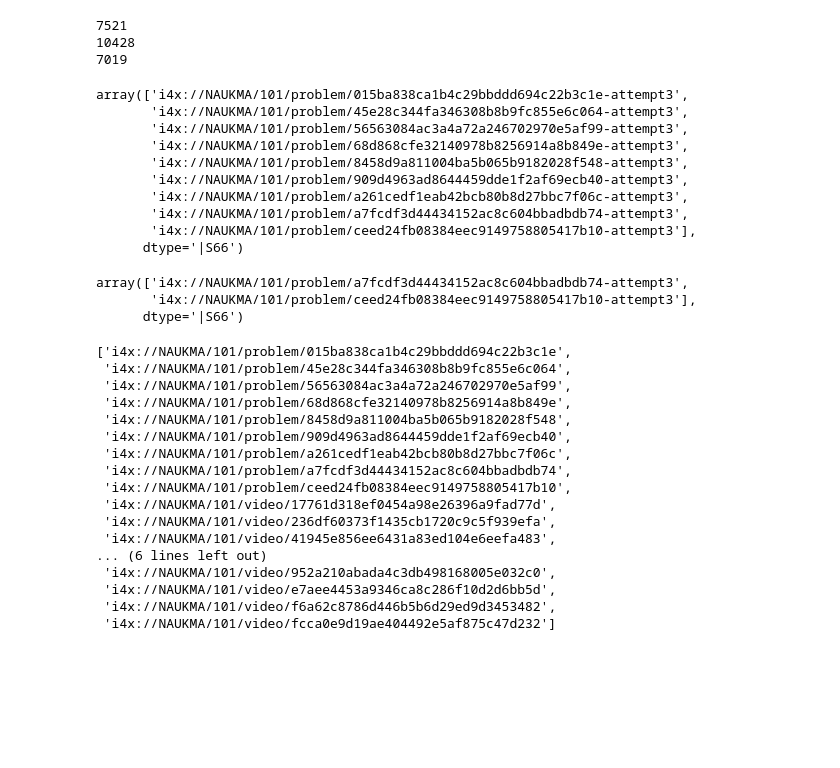
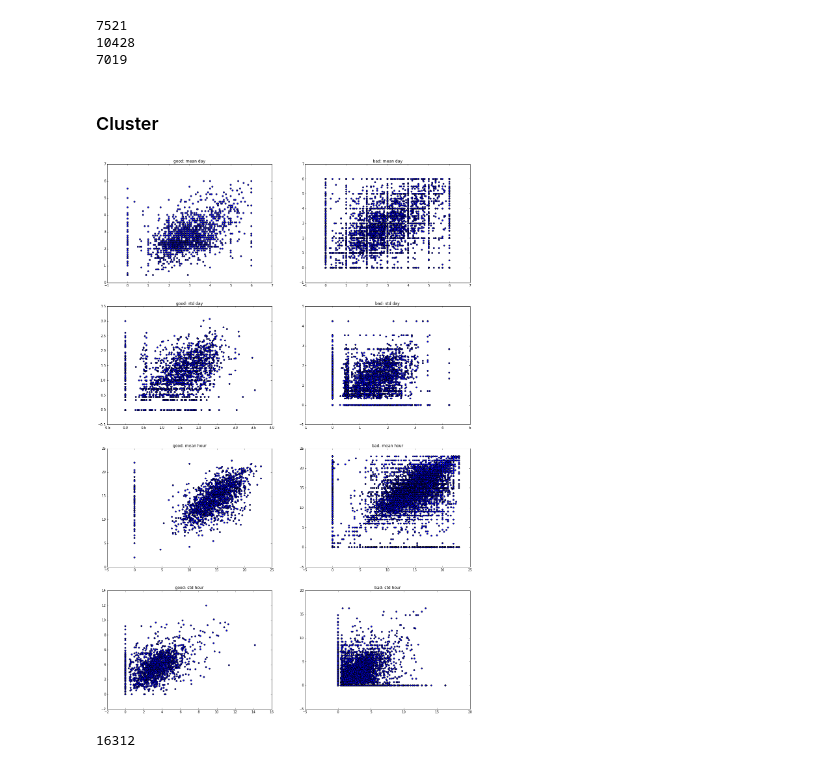
Before and after one commit to brainiacOnly/PrometheusAnalyst, a Jupyter notebook: PatternDiscovery.ipynb, the cells around one changed output. Saved outputs shown, nothing was run; the diff lists cells and outputs as text; code cells hidden in the pictures; blank space fills up the shorter version.

```diff
--- a/PatternDiscovery.ipynb
+++ b/PatternDiscovery.ipynb
@@ -207,44 +297,31 @@ print len(u_features.join(dh_features).dropna(subset=['video_day_mean']))
 7521
 10428
 7019
-# %%
-c = np.array(data.columns.tolist())
-msk=np.array(map(lambda x: 'attempt3' in x, c))
-c[msk]
-# %% [output]
-array(['i4x://NAUKMA/101/problem/015ba838ca1b4c29bbddd694c22b3c1e-attempt3',
-       'i4x://NAUKMA/101/problem/45e28c344fa346308b8b9fc855e6c064-attempt3',
-       'i4x://NAUKMA/101/problem/56563084ac3a4a72a246702970e5af99-attempt3',
-       'i4x://NAUKMA/101/problem/68d868cfe32140978b8256914a8b849e-attempt3',
-       'i4x://NAUKMA/101/problem/8458d9a811004ba5b065b9182028f548-attempt3',
-       'i4x://NAUKMA/101/problem/909d4963ad8644459dde1f2af69ecb40-attempt3',
-       'i4x://NAUKMA/101/problem/a261cedf1eab42bcb80b8d27bbc7f06c-attempt3',
-       'i4x://NAUKMA/101/problem/a7fcdf3d44434152ac8c604bbadbdb74-attempt3',
-       'i4x://NAUKMA/101/problem/ceed24fb08384eec9149758805417b10-attempt3'],
-      dtype='|S66')
-# %%
-cols
-# %% [output]
-array(['i4x://NAUKMA/101/problem/a7fcdf3d44434152ac8c604bbadbdb74-attempt3',
-       'i4x://NAUKMA/101/problem/ceed24fb08384eec9149758805417b10-attempt3'],
-      dtype='|S66')
-# %%
-data.columns[5:5+len(features.columns)].tolist()
-# %% [output]
-['i4x://NAUKMA/101/problem/015ba838ca1b4c29bbddd694c22b3c1e',
- 'i4x://NAUKMA/101/problem/45e28c344fa346308b8b9fc855e6c064',
- 'i4x://NAUKMA/101/problem/56563084ac3a4a72a246702970e5af99',
- 'i4x://NAUKMA/101/problem/68d868cfe32140978b8256914a8b849e',
- 'i4x://NAUKMA/101/problem/8458d9a811004ba5b065b9182028f548',
- 'i4x://NAUKMA/101/problem/909d4963ad8644459dde1f2af69ecb40',
- 'i4x://NAUKMA/101/problem/a261cedf1eab42bcb80b8d27bbc7f06c',
- 'i4x://NAUKMA/101/problem/a7fcdf3d44434152ac8c604bbadbdb74',
- 'i4x://NAUKMA/101/problem/ceed24fb08384eec9149758805417b10',
- 'i4x://NAUKMA/101/video/17761d318ef0454a98e26396a9fad77d',
- 'i4x://NAUKMA/101/video/236df60373f1435cb1720c9c5f939efa',
- 'i4x://NAUKMA/101/video/41945e856ee6431a83ed104e6eefa483',
-... (6 lines left out)
- 'i4x://NAUKMA/101/video/952a210abada4c3db498168005e032c0',
- 'i4x://NAUKMA/101/video/e7aee4453a9346ca8c286f10d2d6bb5d',
- 'i4x://NAUKMA/101/video/f6a62c8786d446b5b6d29ed9d3453482',
- 'i4x://NAUKMA/101/video/fcca0e9d19ae404492e5af875c47d232']
+# %% [markdown]
+### Cluster
+# %%
+all = u_features.join(dh_features)
+good = all[all.status == 1]
+bad = all[all.status != 1]
+
+f, axarr = plt.subplots(4, 2, figsize=(20, 30), dpi=80)
+axarr[0, 0].scatter(good.video_day_mean, good.problem_day_mean)
+axarr[0, 0].set_title('good: mean day')
+axarr[0, 1].scatter(bad.video_day_mean, bad.problem_day_mean)
+axarr[0, 1].set_title('bad: mean day')
+axarr[1, 0].scatter(good.video_day_std, good.problem_day_std)
+axarr[1, 0].set_title('good: std day')
+axarr[1, 1].scatter(bad.video_day_std, bad.problem_day_std)
+axarr[1, 1].set_title('bad: std day')
+axarr[2, 0].scatter(good.video_hour_mean, good.problem_hour_mean)
+axarr[2, 0].set_title('good: mean hour')
+axarr[2, 1].scatter(bad.video_hour_mean, bad.problem_hour_mean)
+axarr[2, 1].set_title('bad: mean hour')
+axarr[3, 0].scatter(good.video_hour_std, good.problem_hour_std)
+axarr[3, 0].set_title('good: std hour')
+axarr[3, 1].scatter(bad.video_hour_std, bad.problem_hour_std)
+axarr[3, 1].set_title('bad: std hour')
+plt.show()
+# %% [output]
+[figure, added]
+16312
```
Also changed, not shown: parts of 26 cells of this notebook, 1 other file.
